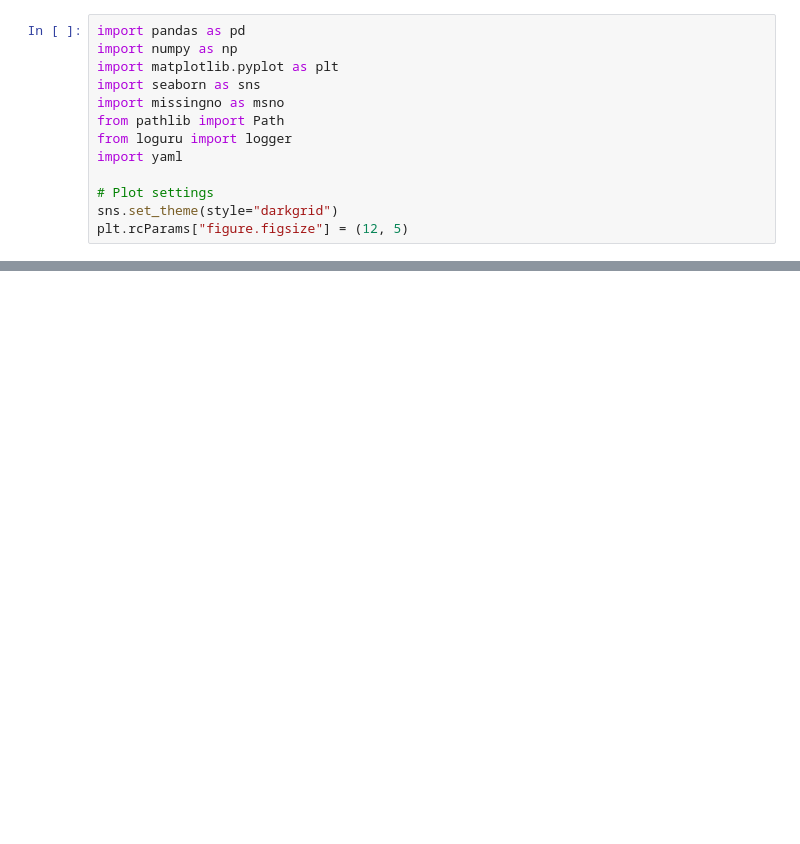
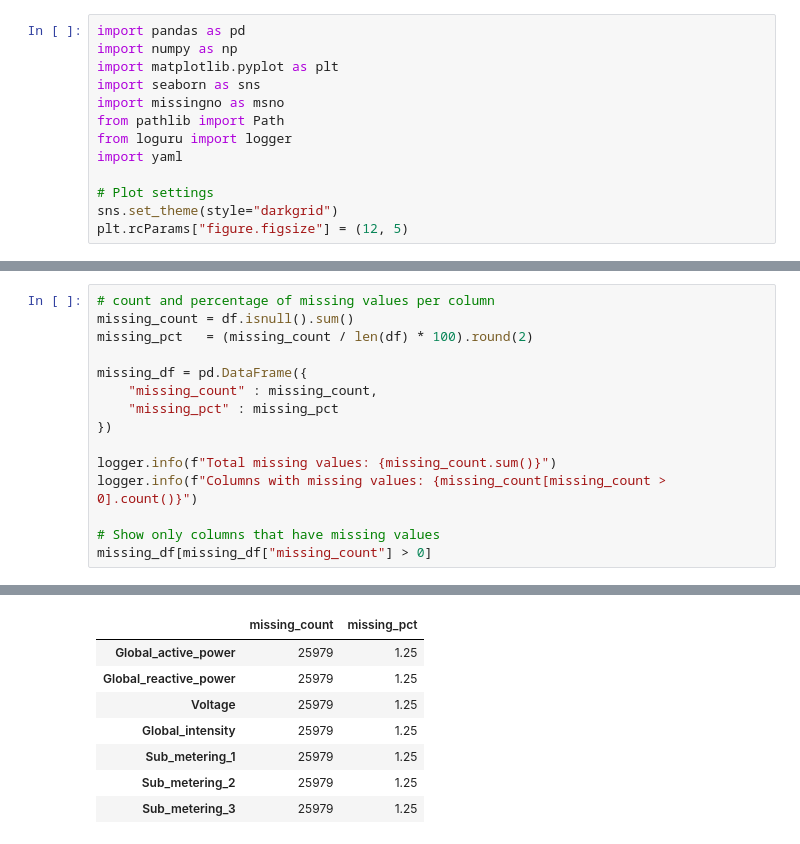
Before and after one commit to charldelaoa/powersight, a Jupyter notebook: notebooks/01_data_profiling.ipynb, the cells around one changed output, grey strips where cells are left out. Cells and saved outputs as stored; diff of their text form; blank space fills up the shorter version.

```diff
--- a/notebooks/01_data_profiling.ipynb
+++ b/notebooks/01_data_profiling.ipynb
@@ -46,0 +183,16 @@ logger.info(f"Shape: {df.shape[0]:,} rows* {df.shape[1]} columns")
+# %%
+# count and percentage of missing values per column
+missing_count = df.isnull().sum()
+missing_pct   = (missing_count / len(df) * 100).round(2)
+
+missing_df = pd.DataFrame({
+    "missing_count" : missing_count,
+    "missing_pct" : missing_pct
+})
+
+logger.info(f"Total missing values: {missing_count.sum()}")
+logger.info(f"Columns with missing values: {missing_count[missing_count > 0].count()}")
+
+# Show only columns that have missing values
+missing_df[missing_df["missing_count"] > 0]
+# %% [output]
@@ -46,0 +201,8 @@ logger.info(f"Shape: {df.shape[0]:,} rows* {df.shape[1]} columns")
+|  | missing_count | missing_pct |
+| Global_active_power | 25979 | 1.25 |
+| Global_reactive_power | 25979 | 1.25 |
+| Voltage | 25979 | 1.25 |
+| Global_intensity | 25979 | 1.25 |
+| Sub_metering_1 | 25979 | 1.25 |
+| Sub_metering_2 | 25979 | 1.25 |
+| Sub_metering_3 | 25979 | 1.25 |
```
Also changed, not shown: parts of 29 cells of this notebook.
